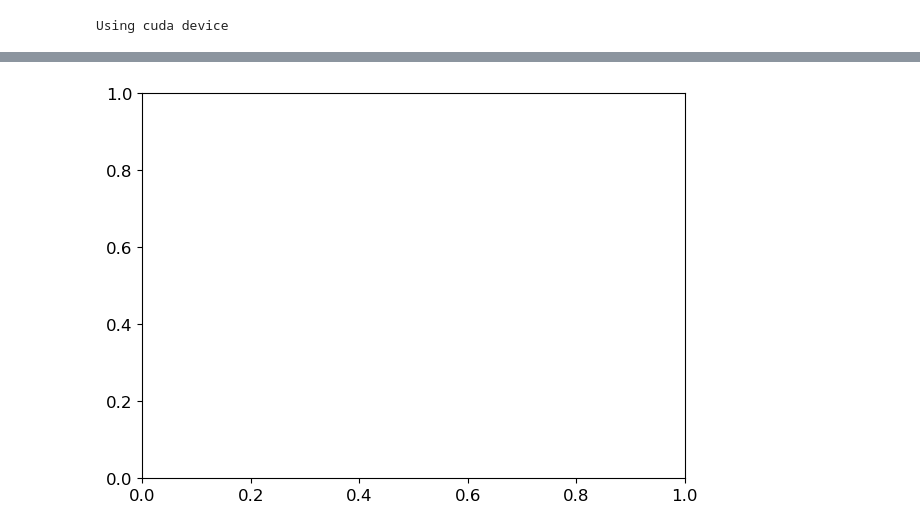
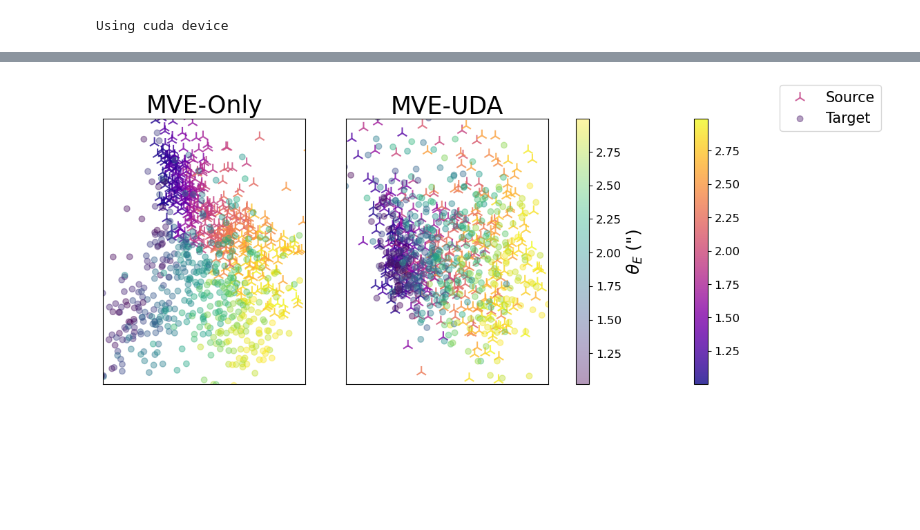
Before and after one commit to deepskies/DomainAdaptiveMVEforLensModeling, a Jupyter notebook: src/training/FinalPaperMVEv2/ModelVizUltimate.ipynb, the cells around one changed output, grey strips where cells are left out. Saved outputs shown, nothing was run; the diff lists cells and outputs as text; code cells hidden in the pictures; blank space fills up the shorter version.

```diff
--- a/src/training/FinalPaperMVEv2/ModelVizUltimate.ipynb
+++ b/src/training/FinalPaperMVEv2/ModelVizUltimate.ipynb
@@ -541,36 +375,61 @@ resid_axes[1:]
+# %%
+imod = 0
+trained_source_iso_da, trained_target_iso_da = generate_isomaps(source_data, target_data, DA_models[imod])
+trained_source_iso_noda, trained_target_iso_noda = generate_isomaps(source_data, target_data, noDA_models[imod])
+# %%
+theta = 100
+
+# Convert the angle to radians
+theta_rad = np.deg2rad(theta)
+
+# Rotation matrix
+rotation_matrix = np.array([
+    [np.cos(theta_rad), -np.sin(theta_rad)],
+    [np.sin(theta_rad),  np.cos(theta_rad)]
+])
+
+tsi_noda = trained_source_iso_noda
+tti_noda = trained_target_iso_noda
+tsi_da = (rotation_matrix @ trained_source_iso_da.T).T
+tti_da = (rotation_matrix @ trained_target_iso_da.T).T
 # %%
 # Isomap
+axlim1x = 30
+axlim1y = 20
+axlim2x = 8
+axlim2y = 5
+cx1 = 0
+cy1 = 0
+cx2 = 1
+cy2 = -2
+n = 500
+cmap = 'viridis'
 
-axlim = 5
-cx = -8
-cy = 3
-n = 500
-fig, ax1 = plt.subplots(1, 1, figsize=(7, 5),)
-s = ax1.scatter(trained_source_iso[:, 0][:n], trained_source_iso[:, 1][:n], s=150, marker='2', alpha = 0.8, c = isomap_source_label_sample[:n],
-           label = "Source")
-ax1.scatter(trained_target_iso[:, 0][:n], trained_target_iso[:, 1][:n], s=150, marker='.', alpha = 0.5, c = isomap_target_label_sample[:n],
-           label = "Target")
-ax1.set_xlim(-axlim + cx, axlim + cx)
-ax1.set_ylim(-axlim + cy, axlim + cy)
-ax1.set_title('MVE-UDA', fontsize = 25)
+fig, axes = plt.subplots(1, 2, figsize=(13, 5))
+(ax1, ax2) = axes
 
-# Remove axis ticks and labels
-# xl, xr = ax1.get_xlim()
-# yl, yr = ax1.get_ylim()
-# xt = np.int32(np.linspace(xl, xr, 5))
-# yt = np.int32(np.linspace(yl, yr, 5))
 
-# ax1.set_xticks(xt)
-# ax1.set_yticks(yt)
-# ax1.set_xticklabels(xt)
-# ax1.set_yticklabels(yt)
-ax1.set_xticks([])
-ax1.set_yticks([])
-ax1.set_xticklabels([])
-ax1.set_yticklabels([])
-plt.legend(fontsize = 15)
-cbar = plt.colorbar(s, ax = ax1)
+s1a = ax1.scatter(tsi_noda[:, 0][:n], tsi_noda[:, 1][:n], s=150, marker='2', alpha = 0.8, c = isomap_source_label_sample[:n], label = "Source", cmap = 'plasma')
+s1b = ax1.scatter(tti_noda[:, 0][:n], tti_noda[:, 1][:n], s=150, marker='.', alpha = 0.4, c = isomap_target_label_sample[:n], label = "Target", cmap = 'viridis')
+s2a = ax2.scatter(tsi_da[:, 0][:n], tsi_da[:, 1][:n], s=150, marker='2', alpha = 0.8, c = isomap_source_label_sample[:n], cmap = 'plasma')
+s2b = ax2.scatter(tti_da[:, 0][:n], tti_da[:, 1][:n], s=150, marker='.', alpha = 0.4, c = isomap_target_label_sample[:n], cmap = 'viridis')
+ax1.set_xlim(-axlim1x + cx1, axlim1x + cx1)
+ax1.set_ylim(-axlim1y + cy1, axlim1y + cy1)
+ax2.set_xlim(-axlim2x + cx2, axlim2x + cx2)
+ax2.set_ylim(-axlim2y + cy2, axlim2y + cy2)
+ax1.set_title('MVE-Only', fontsize = 25)
+ax2.set_title('MVE-UDA', fontsize = 25)
+
+for ax in axes:
+    ax.set_xticks([])
+    ax.set_yticks([])
+    ax.set_xticklabels([])
+    ax.set_yticklabels([])
+
+fig.legend(fontsize = 15)
+cbar = plt.colorbar(s1a, ax = axes)
+cbar = plt.colorbar(s1b, ax = axes)
 cbar.set_label("$\\theta_E$ (\")",size=18)
 cbar.ax.tick_params(labelsize=12) #.set_label(label = "$\\theta_E$ (\")", labelsize=18)
-plt.savefig("post_isomap_da.png", bbox_inches = 'tight', dpi = 400)
+plt.savefig("figures/isomap_C.png", bbox_inches = 'tight', dpi = 400)
 # %% [output]
@@ -578 +436 @@ NameError: name 'trained_source_iso' is not defined
-[figure, old version]
+[figure, new version]
```
Also changed, not shown: parts of 19 cells of this notebook, 12 other files.
